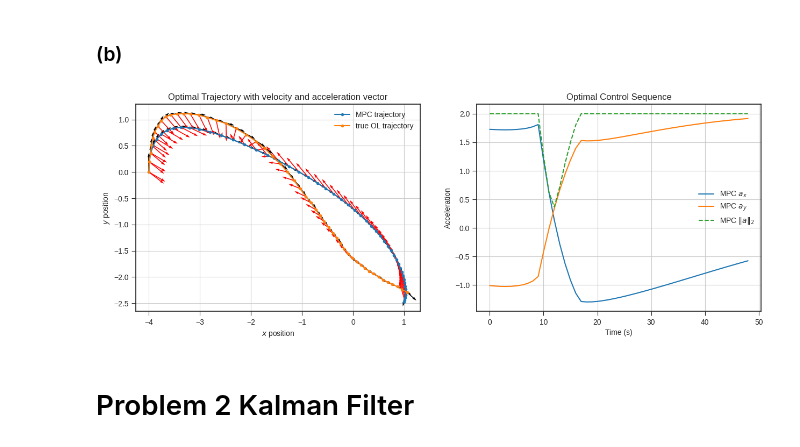
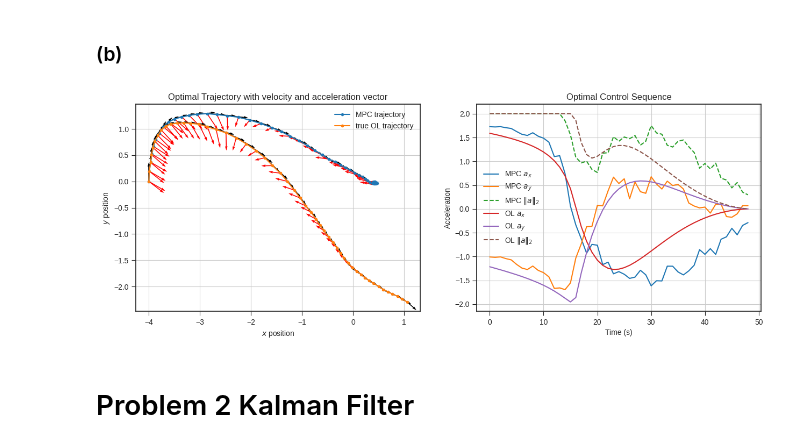
Before and after one commit to pareshrchaudhary/colab, a Jupyter notebook: homework/hw_04.ipynb, the cells around one changed output. Drawn from its saved outputs; the diff is of its cells as text; code cells hidden in the pictures.

```diff
--- a/homework/hw_04.ipynb
+++ b/homework/hw_04.ipynb
@@ -166,8 +166,12 @@ for i in range(N_total_horizon):
   xs_val, us_val = mpc_step(A_dynamics, B_dynamics, Q, R, Qt, current_state, goal_state, u_max, N_MPC_horizon)
   traj_states[i, :] = xs_val[0, :]
   traj_controls[i, :] = us_val[0, :]
-  xs_noise = simulate_system(current_state, us_val, noise_vec)
-  current_state = xs_noise[1,:]
+  #noise_range = min(N_MPC_horizon, len(noise_vec) - i)
+  #noise_range = 10 if noise_range <= 9 else noise_range
+  #print(i, noise_range)
+  #xs_noise = simulate_system(current_state, us_val, noise_vec[i:i+noise_range])
+  xs_noise = A_dynamics @ xs_val[0] + B_dynamics @ us_val[0] + noise_vec[i]
+  current_state = xs_noise
 # %%
 MPC_states = traj_states[0:N_total_horizon] # size [time_horizon+1, n]
 MPC_controls = traj_controls[0:N_total_horizon-1]  # size [time_horizon, n]
@@ -176,34 +180,34 @@ OL_controls = OL_us[0:N_total_horizon-1]  # size [time_horizon, n]
 # %%
 plt.figure(figsize=(15,5))
 
 plt.subplot(1,2,1)
 plt.plot(MPC_states[:,0], MPC_states[:,1], label="MPC trajectory", marker='.')
 plt.plot(OL_states[:,0], OL_states[:,1], label="true OL trajectory", marker='.')
 plt.quiver(MPC_states[:,0], MPC_states[:,1], MPC_states[:,2], MPC_states[:,3], scale=30, width=.003)
 plt.quiver(MPC_states[:-1,0], MPC_states[:-1,1], MPC_controls[:,0], MPC_controls[:,1], scale=30, width=.003, color='red')
 plt.quiver(OL_states[:,0], OL_states[:,1], OL_states[:,2], OL_states[:,3], scale=30, width=.003)
 plt.quiver(OL_states[:-1,0], OL_states[:-1,1], OL_controls[:,0], OL_controls[:,1], scale=30, width=.003, color='red')
 
 plt.title("Optimal Trajectory with velocity and acceleration vector")
 plt.legend()
 plt.xlabel("$x$ position")
 plt.ylabel("$y$ position")
 plt.grid()
 
 plt.subplot(1,2,2)
 plt.plot(MPC_controls)
 plt.plot(np.linalg.norm(MPC_controls, 2, axis=1), '--')
 
-# plt.plot(OL_controls)
-# plt.plot(np.linalg.norm(OL_controls, 2, axis=1), '--')
+plt.plot(OL_controls)
+plt.plot(np.linalg.norm(OL_controls, 2, axis=1), '--')
 
 plt.title("Optimal Control Sequence")
 plt.xlabel("Time (s)")
 plt.ylabel("Acceleration")
 plt.legend(["MPC $a_x$", "MPC $a_y$", "MPC $\|a\|_2$", "OL $a_x$", "OL $a_y$", "OL $\|a\|_2$"])
 plt.grid()
 # %% [output]
-[figure, old version]
+[figure, new version]
 # %% [markdown]
 # Problem 2 Kalman Filter
 # %% [markdown]
```
